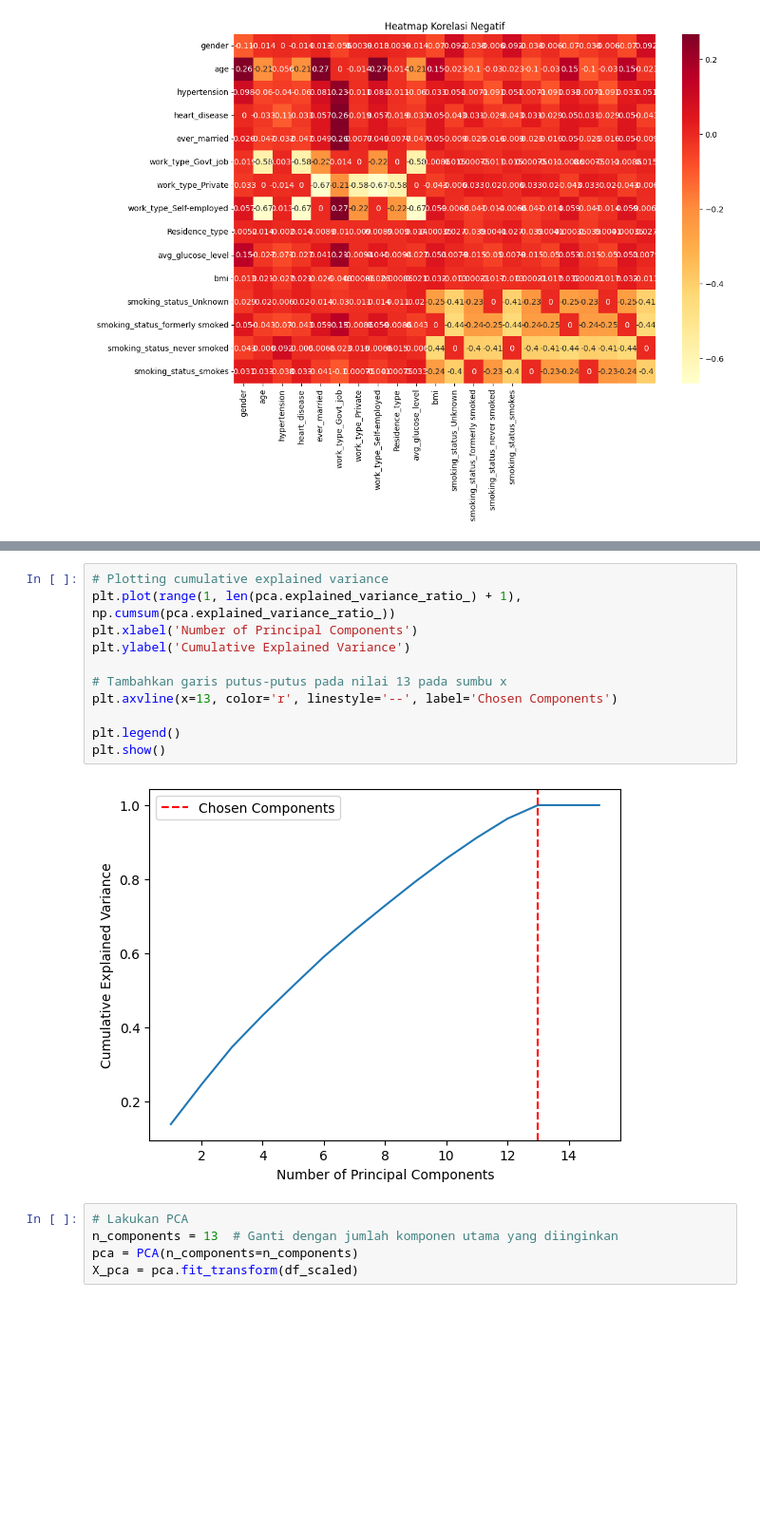
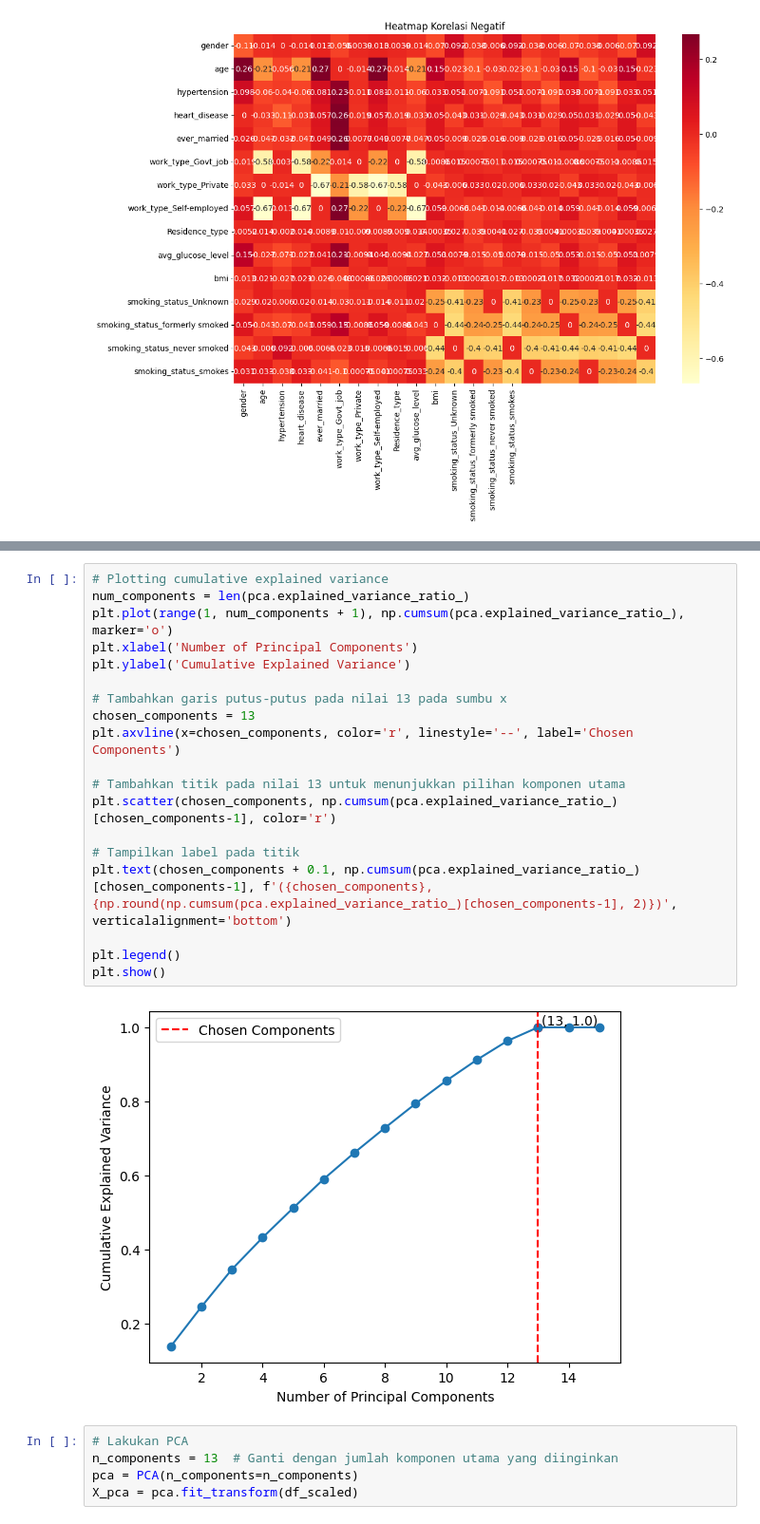
Before and after one commit to avillarafi45/TugasAkhirStrokePrediction, a Jupyter notebook: TugasAkhir.ipynb, the cells around one changed output, grey strips where cells are left out. Shown at 95% size. Drawn from its saved outputs; the diff is of its cells as text; blank space fills up the shorter version.

```diff
--- a/TugasAkhir.ipynb
+++ b/TugasAkhir.ipynb
@@ -749,17 +734,25 @@ bmi: 0.8485
    smoking_status_smokes: -0.4521
 # %%
 # Plotting cumulative explained variance
-plt.plot(range(1, len(pca.explained_variance_ratio_) + 1), np.cumsum(pca.explained_variance_ratio_))
+num_components = len(pca.explained_variance_ratio_)
+plt.plot(range(1, num_components + 1), np.cumsum(pca.explained_variance_ratio_), marker='o')
 plt.xlabel('Number of Principal Components')
 plt.ylabel('Cumulative Explained Variance')
 
 # Tambahkan garis putus-putus pada nilai 13 pada sumbu x
-plt.axvline(x=13, color='r', linestyle='--', label='Chosen Components')
+chosen_components = 13
+plt.axvline(x=chosen_components, color='r', linestyle='--', label='Chosen Components')
+
+# Tambahkan titik pada nilai 13 untuk menunjukkan pilihan komponen utama
+plt.scatter(chosen_components, np.cumsum(pca.explained_variance_ratio_)[chosen_components-1], color='r')
+
+# Tampilkan label pada titik
+plt.text(chosen_components + 0.1, np.cumsum(pca.explained_variance_ratio_)[chosen_components-1], f'({chosen_components}, {np.round(np.cumsum(pca.explained_variance_ratio_)[chosen_components-1], 2)})', verticalalignment='bottom')
 
 plt.legend()
 plt.show()
 # %% [output]
-[figure, old version]
+[figure, new version]
 # %%
 # Lakukan PCA
 n_components = 13  # Ganti dengan jumlah komponen utama yang diinginkan
```
Also changed, not shown: parts of 3 cells of this notebook, 1 other file.
